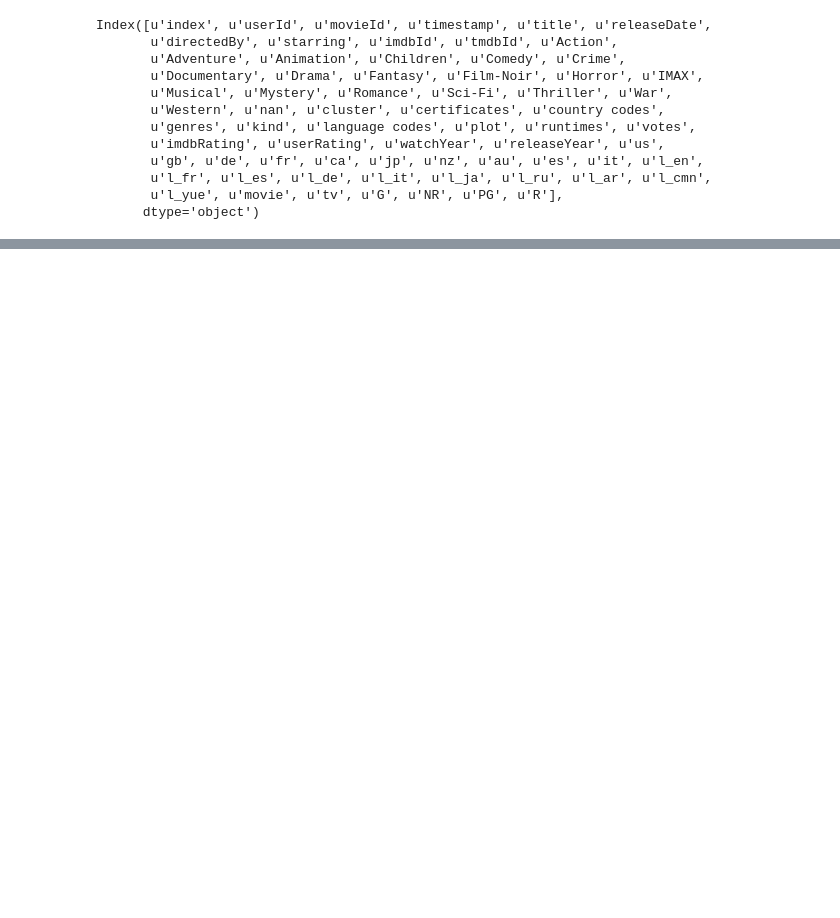
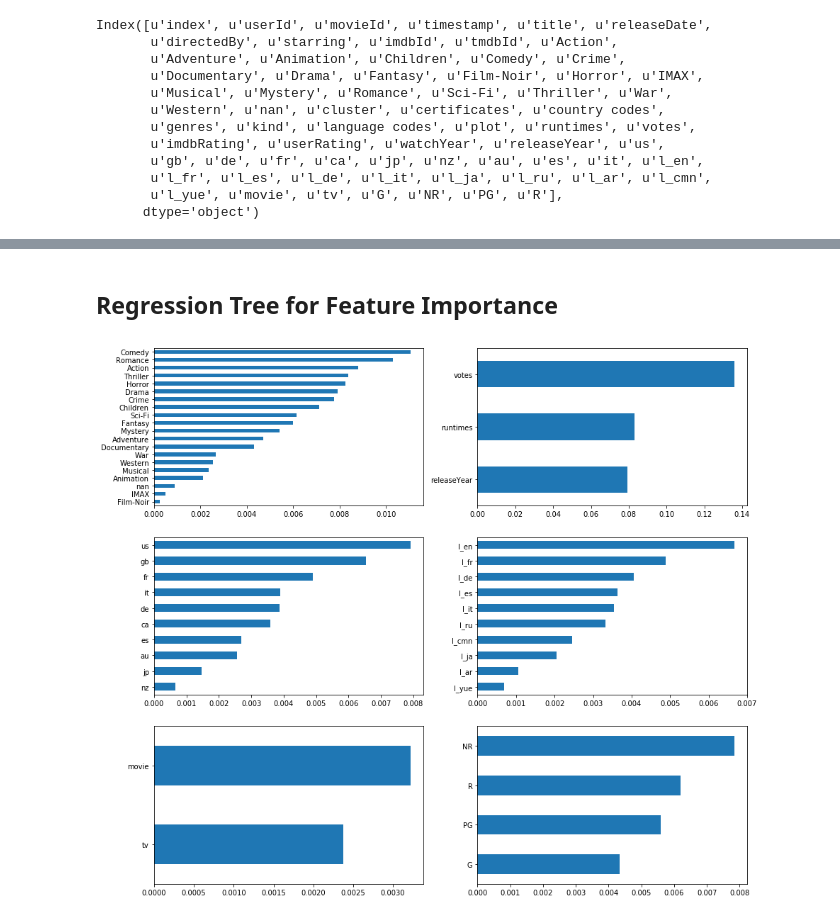
Before and after one commit to SanchayniB/Serendipitous-Recommender-System, a Jupyter notebook: Models/FeatureImportance.ipynb, the cells around one changed output, grey strips where cells are left out. Drawn from its saved outputs; the diff is of its cells as text; code cells hidden in the pictures; blank space fills up the shorter version.

Commit message:
Feature Importance graphs

```diff
--- a/Models/FeatureImportance.ipynb
+++ b/Models/FeatureImportance.ipynb
@@ -257,0 +266,2 @@ Index([u'index', u'userId', u'movieId', u'timestamp', u'title', u'releaseDate',
+# %%
+clusterAvgs = trainData[["cluster", "imdbId", "userRating"]].groupby(["cluster", "imdbId"]).aggregate('mean').reset_index()
@@ -257,0 +283,13 @@ Index([u'index', u'userId', u'movieId', u'timestamp', u'title', u'releaseDate',
+# %%
+movieFeatures = ["imdbId", "Action",
+       "Adventure", "Animation", "Children", "Comedy", "Crime",
+       "Documentary", "Drama", "Fantasy", "Film-Noir", "Horror", "IMAX",
+       "Musical", "Mystery", "Romance", "Sci-Fi", "Thriller", "War",
+       "Western", "nan", "runtimes", "votes",
+       "imdbRating", "releaseYear", "us",
+       "gb", "de", "fr", "ca", "jp", "nz", "au", "es", "it", "l_en",
+       "l_fr", "l_es", "l_de", "l_it", "l_ja", "l_ru", "l_ar", "l_cmn",
+       "l_yue", "movie", "tv", "G", "NR", "PG", "R"]
+# %%
+clusterAvgs = clusterAvgs.merge(trainData[movieFeatures].drop_duplicates(), on = 'imdbId', how = 'left')
+clusterAvgs.head()
@@ -257,0 +304,26 @@ Index([u'index', u'userId', u'movieId', u'timestamp', u'title', u'releaseDate',
+# %% [markdown]
+## Regression Tree for Feature Importance
+# %%
+c1 = clusterAvgs[clusterAvgs["cluster"] == 0]
+y = c1["userRating"]
+X = c1[movieFeatures].drop('imdbId', axis = 1)
+model = DecisionTreeRegressor()
+model.fit(X,y)
+
+#plot graph of feature importances for better visualization
+feat_importances = pd.Series(model.feature_importances_, index=X.columns)
+
+genreCols = feat_importances[:20]
+featCols = feat_importances[[20,21,23]]
+countryCols = feat_importances[24:34]
+langCols = feat_importances[34:44]
+kindCols = feat_importances[44:46]
+ratingCols = feat_importances[46:]
+
+c = [genreCols, featCols, countryCols, langCols, kindCols, ratingCols]
+f, axes = plt.subplots(3, 2, figsize=(15, 5))
+for i in range(6):
+    c[i].sort_values(ascending = True).plot(kind='barh',ax=axes[i//2,i%2])
+    plt.subplots_adjust(bottom = 0.1 , top = 2.2)
+# %% [output]
+[figure, added]
```
Also changed, not shown: parts of 13 cells of this notebook.
